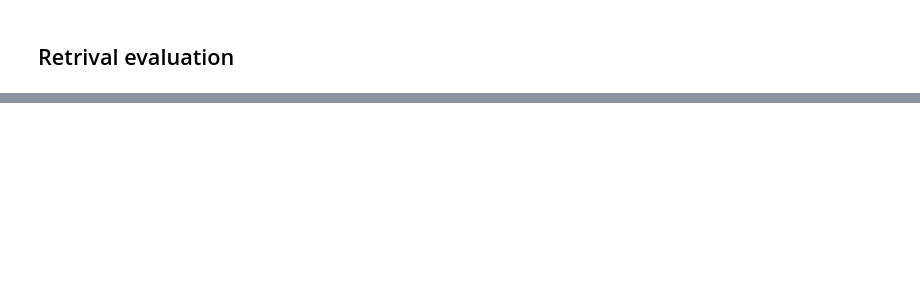
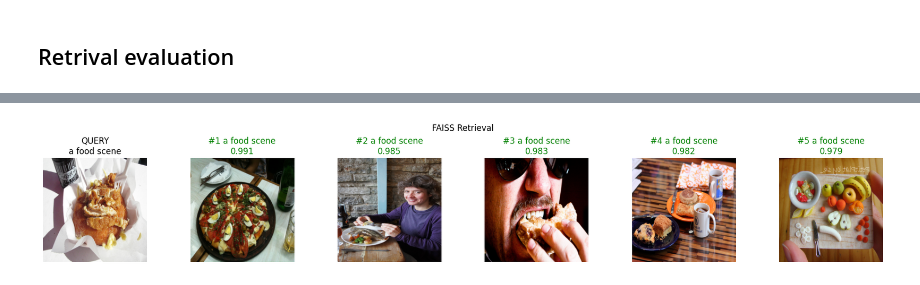
Before and after one commit to LenionK/dl26-projects, a Jupyter notebook: notebooks/baseline.ipynb, the cells around one changed output, grey strips where cells are left out. Cells and saved outputs as stored; diff of their text form; code cells hidden in the pictures; blank space fills up the shorter version.

```diff
--- a/notebooks/baseline.ipynb
+++ b/notebooks/baseline.ipynb
@@ -283,0 +144,25 @@ if len(wrong) > 0:
+# %%
+model = baseline_model.to(device)
+
+
+embeddings, labels = compute_embeddings(
+    model=model,
+    dataset=dataset_val,
+    device=device,
+    batch_size=64,
+    num_workers=4,
+    normalize=True,           # cosine similarity
+)
+
+print("Embeddings shape:", embeddings.shape)
+print("Labels shape:", labels.shape)
+
+
+results, indices, scores = evaluate_retrieval(
+    embeddings,
+    labels,
+    ks=(1, 5, 10),
+)
+
+
+print_metrics(results)
@@ -283,0 +186,15 @@ if len(wrong) > 0:
+# %%
+query_idx = 10
+
+plot_retrieval(
+    dataset=dataset_val,
+    labels=labels,
+    indices=indices,
+    scores=scores,
+    query_idx=query_idx,
+    idx2label=dataset_val.idx2label,
+    topk=5,
+    title="FAISS Retrieval",
+)
+# %% [output]
+[figure, added]
```
Also changed, not shown: parts of 22 cells of this notebook, 7 other files.
